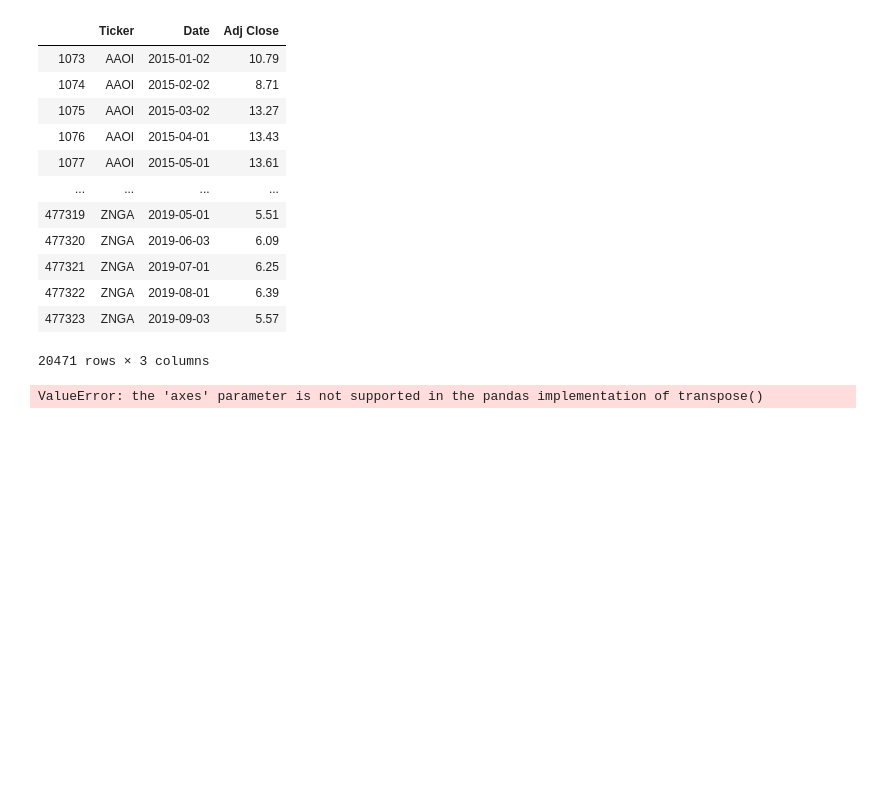
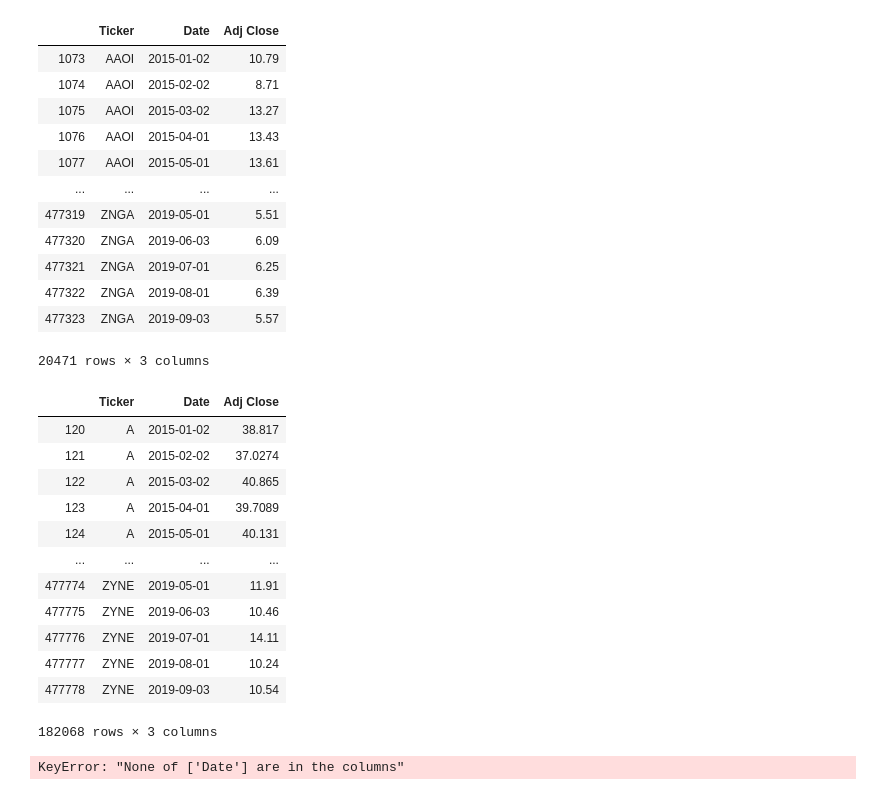
Before and after one commit to willwillis/sector-top-dogs, a Jupyter notebook: notebooks/Will/ParseStephensSQLAggregateDailyReturns.ipynb, the cells around one changed output. Drawn from its saved outputs; the diff is of its cells as text; code cells hidden in the pictures; blank space fills up the shorter version.

```diff
--- a/notebooks/Will/ParseStephensSQLAggregateDailyReturns.ipynb
+++ b/notebooks/Will/ParseStephensSQLAggregateDailyReturns.ipynb
@@ -93,7 +93,26 @@ returns_2017[returns_2017['Ticker'].isin(tickers_2017)]
 | 477323 | ZNGA | 2019-09-03 | 5.57 |
 20471 rows × 3 columns
 # %%
-returns_2017 = returns_2017.transpose('Ticker')
+returns_2017 = returns_2017.T
 returns_2017
 # %% [output]
+|  | Ticker | Date | Adj Close |
+| 120 | A | 2015-01-02 | 38.817 |
+| 121 | A | 2015-02-02 | 37.0274 |
+| 122 | A | 2015-03-02 | 40.865 |
+| 123 | A | 2015-04-01 | 39.7089 |
+| 124 | A | 2015-05-01 | 40.131 |
+| ... | ... | ... | ... |
+| 477774 | ZYNE | 2019-05-01 | 11.91 |
+| 477775 | ZYNE | 2019-06-03 | 10.46 |
+| 477776 | ZYNE | 2019-07-01 | 14.11 |
+| 477777 | ZYNE | 2019-08-01 | 10.24 |
+| 477778 | ZYNE | 2019-09-03 | 10.54 |
-ValueError: the 'axes' parameter is not supported in the pandas implementation of transpose()
+182068 rows × 3 columns
+# %%
+returns_2017 = returns_2017.filter(['Ticker','Date','Adj Close'])
+returns_2017 = returns_2017.set_index('Date')
+T = returns_2017.T
+T
+# %% [output]
+KeyError: "None of ['Date'] are in the columns"
```
Also changed, not shown: 2 other files.
